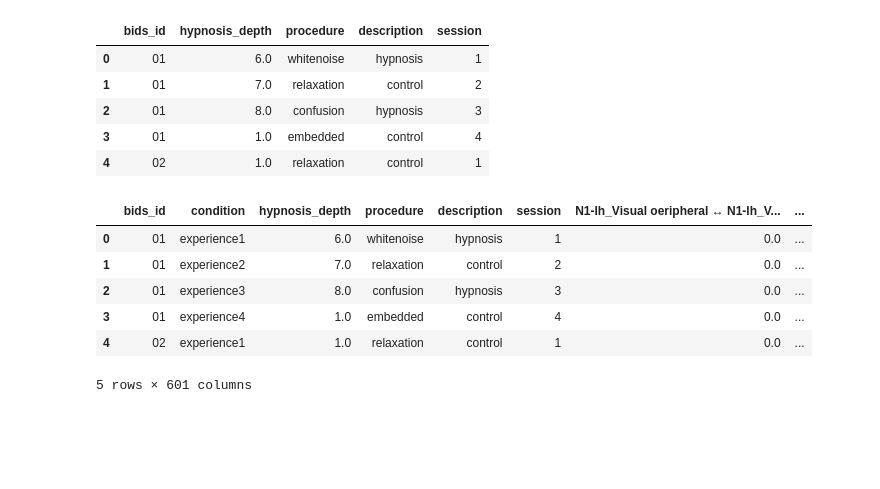
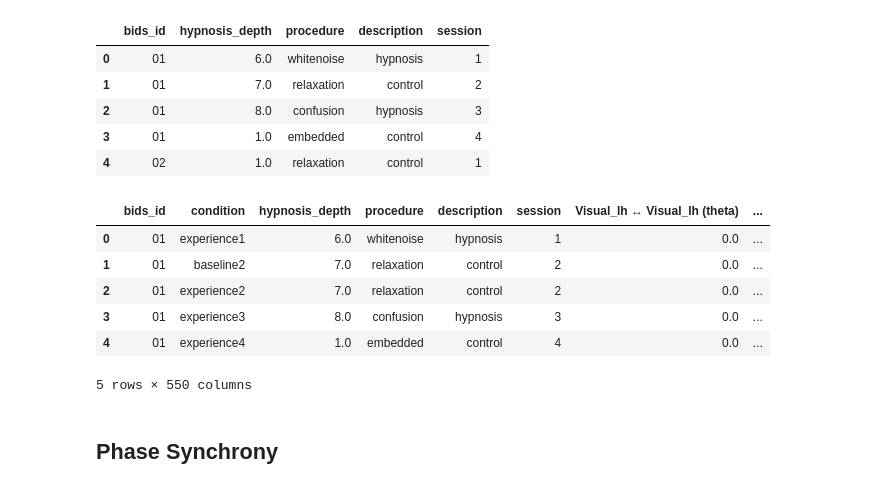
Before and after one commit to sycomix/SuggNet, a Jupyter notebook: notebooks/classification/3.1 Source Reconstruction.ipynb, the cells around one changed output. Drawn from its saved outputs; the diff is of its cells as text; code cells hidden in the pictures; blank space fills up the shorter version.

```diff
--- a/notebooks/classification/3.1 Source Reconstruction.ipynb
+++ b/notebooks/classification/3.1 Source Reconstruction.ipynb
@@ -201,6 +186,6 @@ def plot_corr(corr, title):
     ax.imshow(corr, cmap='viridis', clim=np.percentile(corr, [5, 95]))
     fig.suptitle(title)
 
-
+conn = conn.get_data(output='dense')[..., 0]
 plot_corr(conn, 'Pairwise')
 # %% [output]
@@ -210,7 +195,7 @@ plot_corr(conn, 'Pairwise')
 # %%
 # create labels
 # yeo2011 networks names
-yeo = {
+yeo17 = {
     'N1': 'Visual peripheral',
     'N2': 'Visual central',
     'N3': 'Somatomotor A',
@@ -230,30 +215,52 @@ yeo = {
     'N17': 'Default B',
  }
 
-atlas_orders = [str(atlas_labels[i]).split("'")[1].split("_")[1]
- for i in range(len(atlas_labels[:-2]))]
+yeo7 = {
+    'N1': 'Visual',
+    'N2': 'Somatomotor',
+    'N3': 'DorsalAttention',
+    'N4': 'VentralAttention',
+    'N5': 'Limbic',
+    'N6': 'Frontoparietal',
+    'N7': 'Default',
+    'mwall': 'Medial_Wall',
+}
 
-labels = [f'N{atlas_orders[i]}'+'_'+yeo[f'N{atlas_orders[i].split("-")[0]}']  for i in range(len(atlas_orders))]
+hemisferes = ['lh', 'rh']
+
+# labels based on Yeo2011 atlas orders
+labels = [yeo7[k]+'_'+ hemisferes[i] for k in yeo7.keys() for i in range(len(hemisferes))]
 
 conn_labels = pd.DataFrame(columns=labels, index=labels)
 conn_labels = conn_labels.apply(lambda x: x.index + ' \N{left right arrow} ' + x.name)
 conn_labels = conn_labels.values[np.triu_indices(conn_labels.shape[0], k=0)]
+
+# self connections
+identicals_col = [f'{i} \N{left right arrow} {i}' for i in labels]
 # %%
 # initiate an empty df
 conn_df_total = pd.DataFrame()
 
 # open data
-for subject_path in sorted(Path('data/connectivities').glob('*.npz')):
+for subject_path in sorted(Path('data/connectivities').glob('*.pkl')):
 
-    subject, task = re.search('(.*)_task-(.*)_conn-corr.*', subject_path.stem).groups()
+  subject, task = re.search('(.*)_task-(.*)_conn-corr_filtered.*', subject_path.stem).groups()
 
-    conn = np.load(f'data/connectivities/{subject}_task-{task}_conn-corr.npz')['conn'][:-2, :-2]
+  with open(f'data/connectivities/{subject}_task-{task}_conn-corr_filtered.pkl', 'rb') as f:
+    conns = pickle.load(f)
+
+  conn_df = pd.DataFrame()
+  for freq, conn in conns.items():
     conn_flat = conn[np.triu_indices(conn.shape[-1], k=0)]
-    conn_df = pd.DataFrame(conn_flat, index=conn_labels).transpose()
-    conn_df_total = pd.concat([conn_df_total, conn_df], axis=0)
+    freq_labels = conn_labels + f' ({freq})'
+    conn_df_ = pd.DataFrame(conn_flat, index=freq_labels, columns=[0]).transpose()
+    conn_df = conn_df.join(conn_df_, how='outer')
+
+  conn_df_total = pd.concat([conn_df_total, conn_df], axis=0)
 
 subjects = [f'{i:02}' for i in range(1, 53)]
 tasks = [
+'baseline2',
 'experience1',
 'experience2',
 'experience3',
@@ -293,17 +300,16 @@ bh.head()
 # %%
 conn_df_total[['bids_id', 'condition']] = conn_df_total.index.to_series().apply(lambda x:x.split('_')).apply(pd.Series)
 conn_df_total['session'] = conn_df_total['condition'].apply(lambda x:x[-1])
 conn_df_total.reset_index(drop=True, inplace=True)
 conn_df_total = pd.merge(bh, conn_df_total, how='right', on=['session', 'bids_id'], right_index=False)
 conn_df_total = conn_df_total.sort_values(by=['bids_id', 'session', 'condition']).reset_index(drop=True)
 conn_df_total.insert(1, 'condition', conn_df_total.pop('condition'))
-conn_df_total.to_csv('data/YeoNets_classification.csv')
 conn_df_total.head()
 # %% [output]
-|  | bids_id | condition | hypnosis_depth | procedure | description | session | N1-lh_Visual oeripheral ↔ N1-lh_V... | ... |
+|  | bids_id | condition | hypnosis_depth | procedure | description | session | Visual_lh ↔ Visual_lh (theta) | ... |
 | 0 | 01 | experience1 | 6.0 | whitenoise | hypnosis | 1 | 0.0 | ... |
-| 1 | 01 | experience2 | 7.0 | relaxation | control | 2 | 0.0 | ... |
-| 2 | 01 | experience3 | 8.0 | confusion | hypnosis | 3 | 0.0 | ... |
-| 3 | 01 | experience4 | 1.0 | embedded | control | 4 | 0.0 | ... |
-| 4 | 02 | experience1 | 1.0 | relaxation | control | 1 | 0.0 | ... |
+| 1 | 01 | baseline2 | 7.0 | relaxation | control | 2 | 0.0 | ... |
+| 2 | 01 | experience2 | 7.0 | relaxation | control | 2 | 0.0 | ... |
+| 3 | 01 | experience3 | 8.0 | confusion | hypnosis | 3 | 0.0 | ... |
+| 4 | 01 | experience4 | 1.0 | embedded | control | 4 | 0.0 | ... |
-5 rows × 601 columns
+5 rows × 550 columns
@@ -309,0 +319,2 @@ conn_df_total.head()
+# %% [markdown]
+## Phase Synchrony
```
Also changed, not shown: parts of 12 cells of this notebook.
